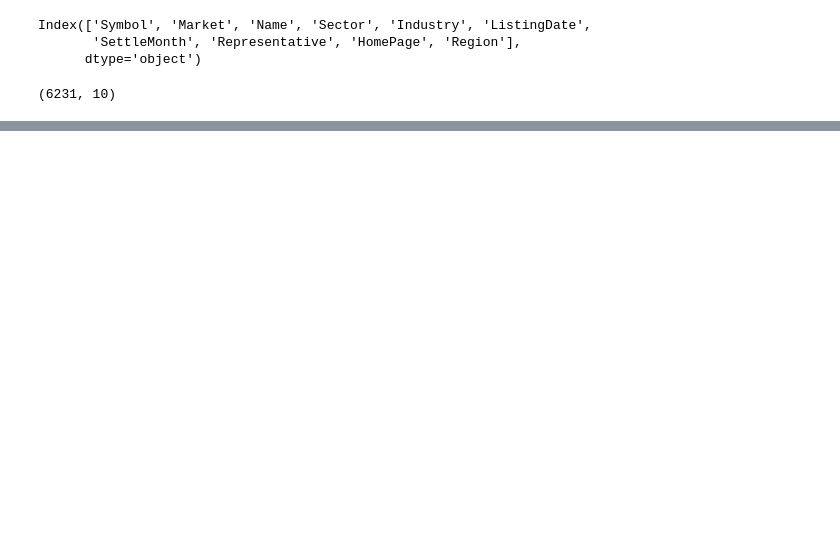
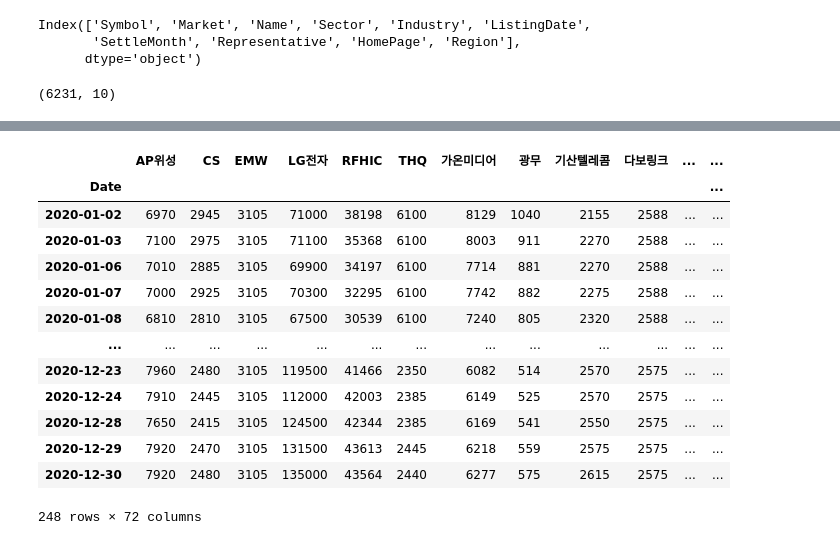
Before and after one commit to seokhee516/Stock-Market-Dashboard-Project, a Jupyter notebook: test.ipynb, the cells around one changed output, grey strips where cells are left out. Drawn from its saved outputs; the diff is of its cells as text; code cells hidden in the pictures; blank space fills up the shorter version.

```diff
--- a/test.ipynb
+++ b/test.ipynb
@@ -90,0 +131,6 @@ InterfaceError: Error binding parameter 6 - probably unsupported type.
+# %%
+# 묶은(groupby)결과를 list와 dict로 변환하면 개별 섹터(Sector)별로 종목리스트를 구분
+sectors = dict(list(krx.groupby('Sector')))
+
+print('count:', len(sectors))
+list(sectors.keys())[:10]
@@ -90,0 +149,5 @@ InterfaceError: Error binding parameter 6 - probably unsupported type.
+# %%
+it_sec = sectors['통신 및 방송 장비 제조업']
+
+print('row count:', len(it_sec))
+it_sec.head(5)
@@ -90,0 +164,12 @@ InterfaceError: Error binding parameter 6 - probably unsupported type.
+# %%
+it = pd.DataFrame()
+
+for ix, row in it_sec.iterrows():
+  code, name = row['Symbol'], row['Name']
+  print(code, name)
+  # 개별 종목의 가격을 가져옵니다
+  df = fdr.DataReader(code, '2020-01-01', '2020-12-31')
+
+  # 가격 데이터의 종가(Close)를 컬럼으로 추가합니다
+  # (컬럼명은 종목명을 지정합니다)
+  it[name] = df['Close']
@@ -90,0 +194,18 @@ InterfaceError: Error binding parameter 6 - probably unsupported type.
+# %%
+# 72개 종목 '2020-01-01'~'2020-12-31' 종가(Close) 데이터를 수집
+it
+# %% [output]
+|  | AP위성 | CS | EMW | LG전자 | RFHIC | THQ | 가온미디어 | 광무 | 기산텔레콤 | 다보링크 | ... | ... |
+| Date |  |  |  |  |  |  |  |  |  |  |  | ... |
+| 2020-01-02 | 6970 | 2945 | 3105 | 71000 | 38198 | 6100 | 8129 | 1040 | 2155 | 2588 | ... | ... |
+| 2020-01-03 | 7100 | 2975 | 3105 | 71100 | 35368 | 6100 | 8003 | 911 | 2270 | 2588 | ... | ... |
+| 2020-01-06 | 7010 | 2885 | 3105 | 69900 | 34197 | 6100 | 7714 | 881 | 2270 | 2588 | ... | ... |
+| 2020-01-07 | 7000 | 2925 | 3105 | 70300 | 32295 | 6100 | 7742 | 882 | 2275 | 2588 | ... | ... |
+| 2020-01-08 | 6810 | 2810 | 3105 | 67500 | 30539 | 6100 | 7240 | 805 | 2320 | 2588 | ... | ... |
+| ... | ... | ... | ... | ... | ... | ... | ... | ... | ... | ... | ... | ... |
+| 2020-12-23 | 7960 | 2480 | 3105 | 119500 | 41466 | 2350 | 6082 | 514 | 2570 | 2575 | ... | ... |
+| 2020-12-24 | 7910 | 2445 | 3105 | 112000 | 42003 | 2385 | 6149 | 525 | 2570 | 2575 | ... | ... |
+| 2020-12-28 | 7650 | 2415 | 3105 | 124500 | 42344 | 2385 | 6169 | 541 | 2550 | 2575 | ... | ... |
+| 2020-12-29 | 7920 | 2470 | 3105 | 131500 | 43613 | 2445 | 6218 | 559 | 2575 | 2575 | ... | ... |
+| 2020-12-30 | 7920 | 2480 | 3105 | 135000 | 43564 | 2440 | 6277 | 575 | 2615 | 2575 | ... | ... |
+248 rows × 72 columns
```
Also changed, not shown: parts of 30 cells of this notebook, 2 other files.
